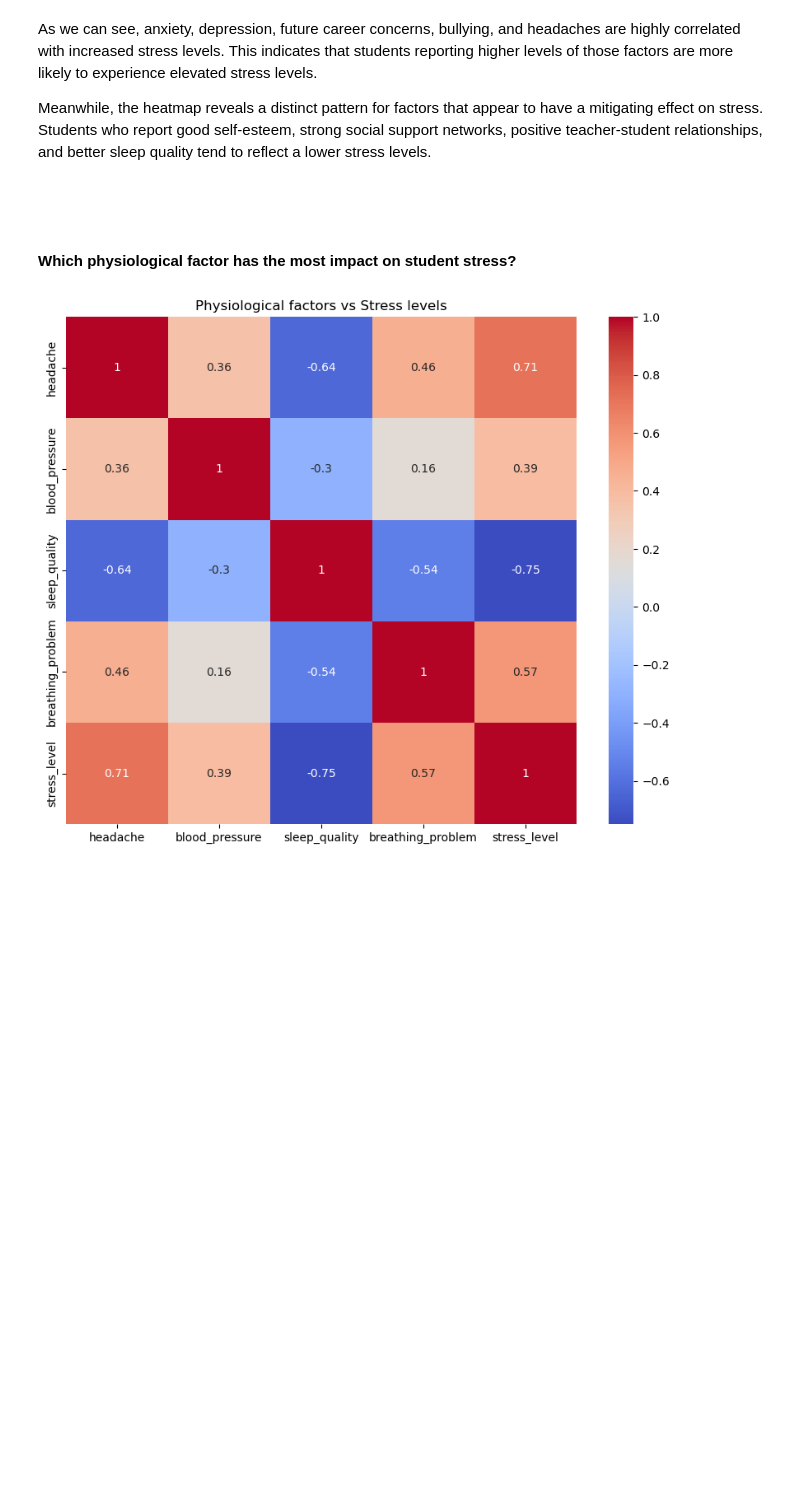
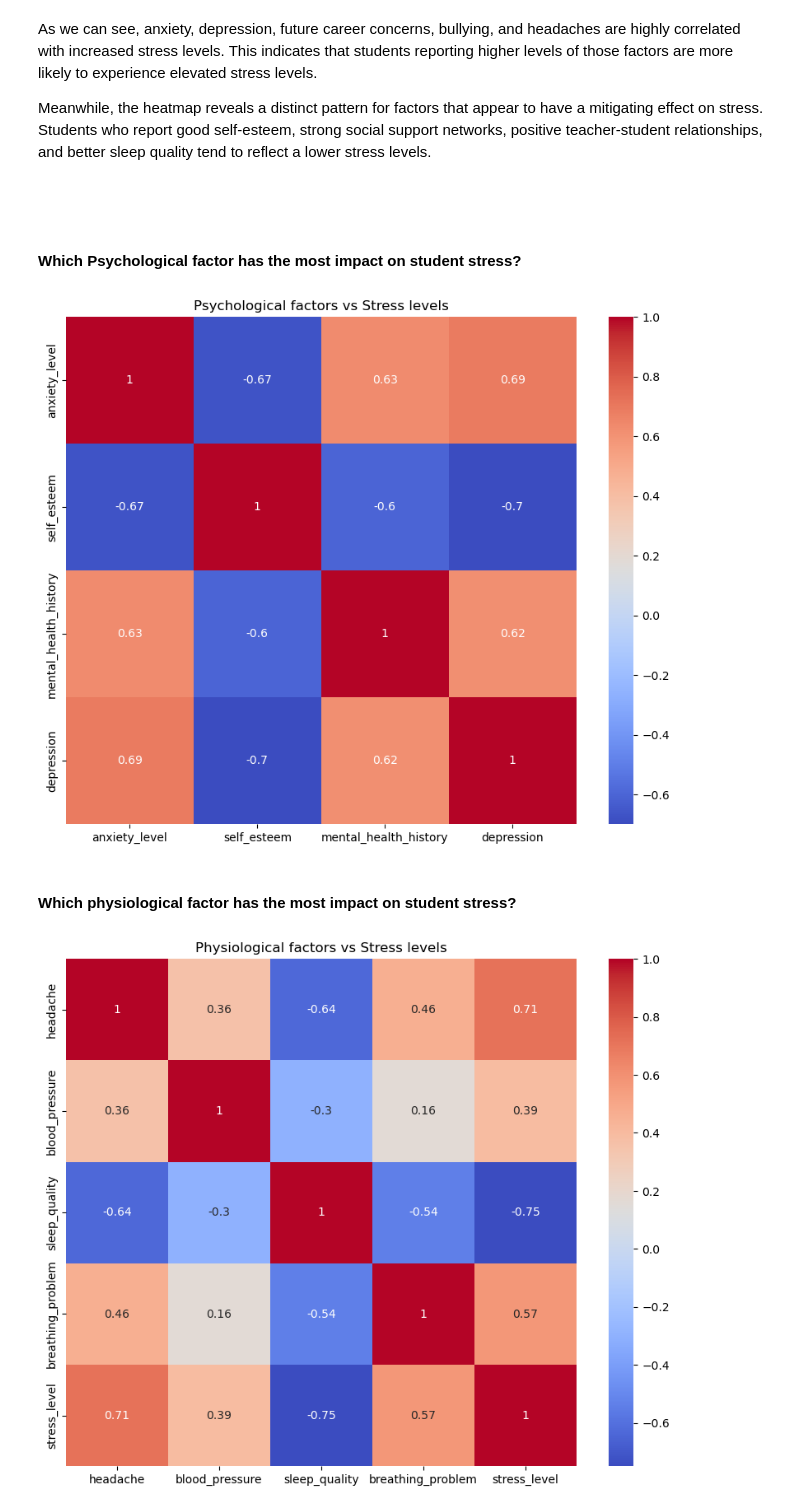
Before and after one commit to Yosri-Jemai/Student-Stress-Factors, a Jupyter notebook: Student Stress Analysis.ipynb, the cells around one changed output. Cells and saved outputs as stored; diff of their text form; code cells hidden in the pictures; blank space fills up the shorter version.

```diff
--- a/Student Stress Analysis.ipynb
+++ b/Student Stress Analysis.ipynb
@@ -152,6 +152,22 @@ As we can see, anxiety, depression, future career concerns, bullying, and headac
 Meanwhile, the heatmap reveals a distinct pattern for factors that appear to have a mitigating effect on stress. Students who report good self-esteem, strong social support networks, positive teacher-student relationships, and better sleep quality tend to reflect a lower stress levels.
 # %% [markdown]
 ######
+# %% [markdown]
+#### Which Psychological factor has the most impact on student stress?
+# %%
+# Filtering the dataset with only physiological factors
+physiological_factors = ds[['anxiety_level', 'self_esteem', 'mental_health_history', 'depression']]
+
+# Calculating correlation
+correlation_physiological = physiological_factors.corr()
+
+# Creating heatmap
+plt.figure(figsize=(10,8))
+sns.heatmap(data=correlation_physiological, annot=True, cmap='coolwarm')
+plt.title('Psychological factors vs Stress levels')
+plt.show()
+# %% [output]
+[figure, added]
 # %% [markdown]
 #### Which physiological factor has the most impact on student stress?
 # %%
```
Also changed, not shown: parts of 18 cells of this notebook.
